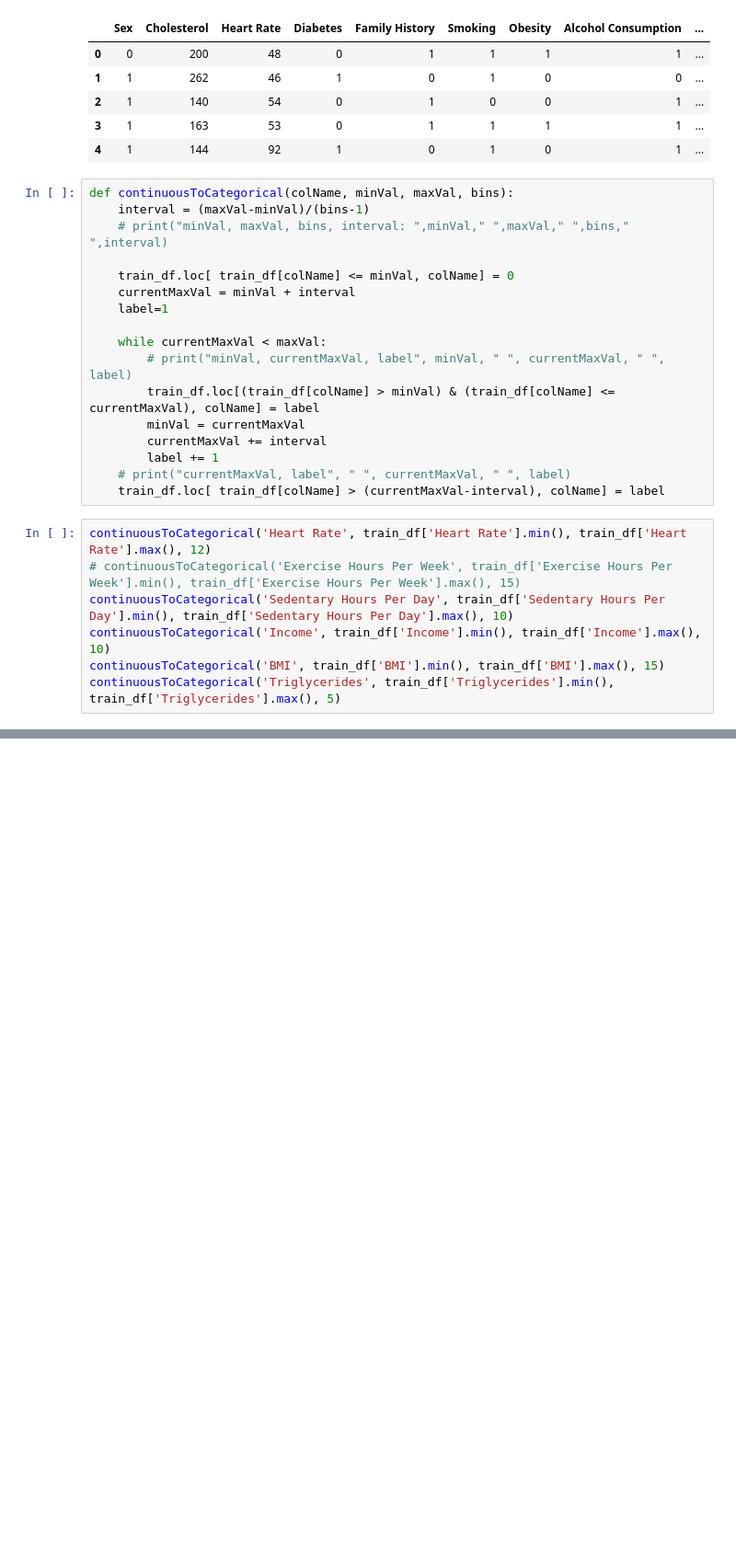
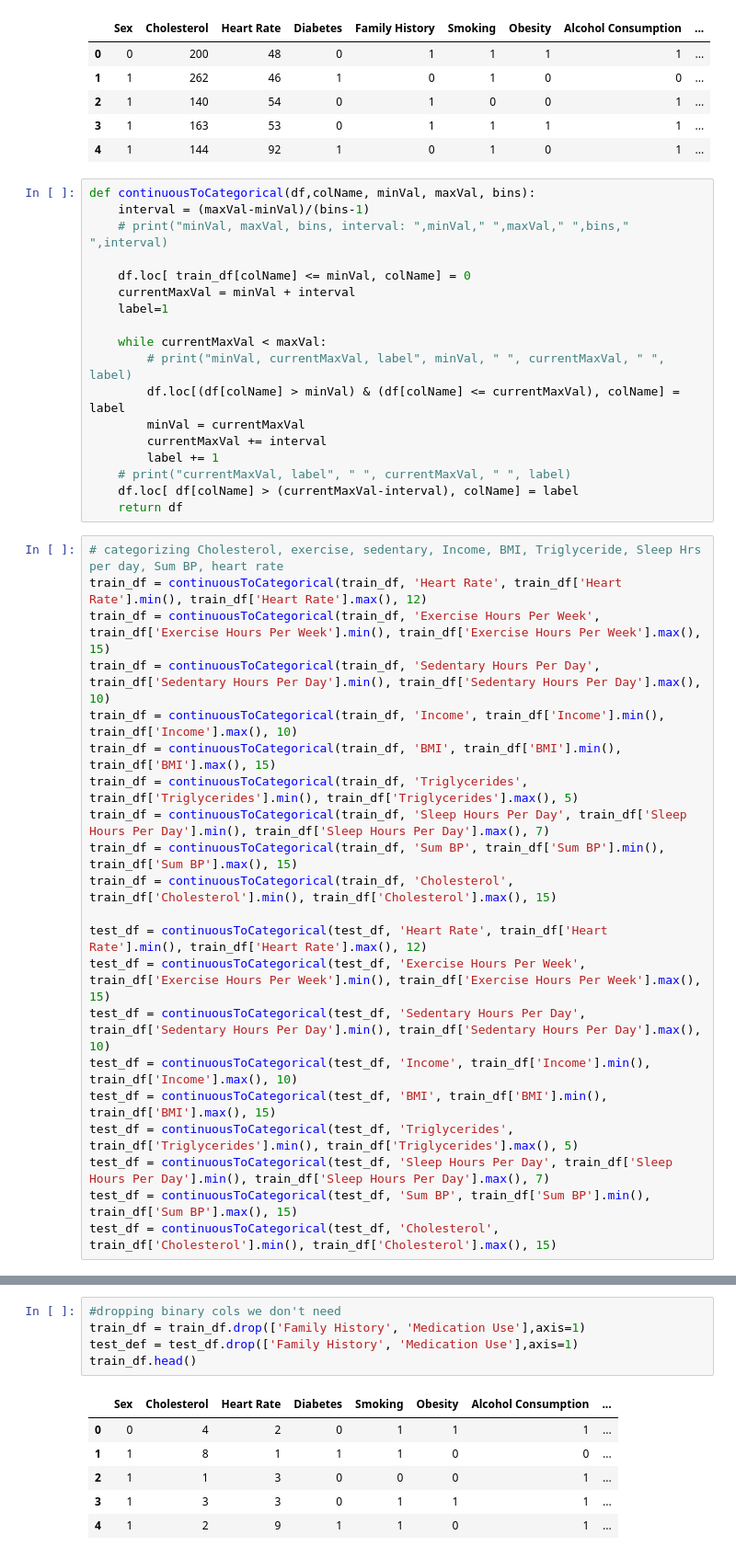
Before and after one commit to GlitchBox/CSE-572-Data-Mining-Project, a Jupyter notebook: baseline.ipynb, the cells around one changed output, grey strips where cells are left out. Shown at 92% size. Cells and saved outputs as stored; diff of their text form; blank space fills up the shorter version.

```diff
--- a/baseline.ipynb
+++ b/baseline.ipynb
@@ -241,26 +241,41 @@ train_df.head()
 | 3 | 1 | 163 | 53 | 0 | 1 | 1 | 1 | 1 | ... |
 | 4 | 1 | 144 | 92 | 1 | 0 | 1 | 0 | 1 | ... |
 # %%
-def continuousToCategorical(colName, minVal, maxVal, bins):
+def continuousToCategorical(df,colName, minVal, maxVal, bins):
     interval = (maxVal-minVal)/(bins-1)
     # print("minVal, maxVal, bins, interval: ",minVal," ",maxVal," ",bins," ",interval)
 
-    train_df.loc[ train_df[colName] <= minVal, colName] = 0
+    df.loc[ train_df[colName] <= minVal, colName] = 0
     currentMaxVal = minVal + interval
     label=1
 
     while currentMaxVal < maxVal:
         # print("minVal, currentMaxVal, label", minVal, " ", currentMaxVal, " ", label)
-        train_df.loc[(train_df[colName] > minVal) & (train_df[colName] <= currentMaxVal), colName] = label
+        df.loc[(df[colName] > minVal) & (df[colName] <= currentMaxVal), colName] = label
         minVal = currentMaxVal
         currentMaxVal += interval
         label += 1
     # print("currentMaxVal, label", " ", currentMaxVal, " ", label)
-    train_df.loc[ train_df[colName] > (currentMaxVal-interval), colName] = label
+    df.loc[ df[colName] > (currentMaxVal-interval), colName] = label
+    return df
 # %%
-continuousToCategorical('Heart Rate', train_df['Heart Rate'].min(), train_df['Heart Rate'].max(), 12)
-# continuousToCategorical('Exercise Hours Per Week', train_df['Exercise Hours Per Week'].min(), train_df['Exercise Hours Per Week'].max(), 15)
-continuousToCategorical('Sedentary Hours Per Day', train_df['Sedentary Hours Per Day'].min(), train_df['Sedentary Hours Per Day'].max(), 10)
-continuousToCategorical('Income', train_df['Income'].min(), train_df['Income'].max(), 10)
-continuousToCategorical('BMI', train_df['BMI'].min(), train_df['BMI'].max(), 15)
-continuousToCategorical('Triglycerides', train_df['Triglycerides'].min(), train_df['Triglycerides'].max(), 5)
+# categorizing Cholesterol, exercise, sedentary, Income, BMI, Triglyceride, Sleep Hrs per day, Sum BP, heart rate
+train_df = continuousToCategorical(train_df, 'Heart Rate', train_df['Heart Rate'].min(), train_df['Heart Rate'].max(), 12)
+train_df = continuousToCategorical(train_df, 'Exercise Hours Per Week', train_df['Exercise Hours Per Week'].min(), train_df['Exercise Hours Per Week'].max(), 15)
+train_df = continuousToCategorical(train_df, 'Sedentary Hours Per Day', train_df['Sedentary Hours Per Day'].min(), train_df['Sedentary Hours Per Day'].max(), 10)
+train_df = continuousToCategorical(train_df, 'Income', train_df['Income'].min(), train_df['Income'].max(), 10)
+train_df = continuousToCategorical(train_df, 'BMI', train_df['BMI'].min(), train_df['BMI'].max(), 15)
+train_df = continuousToCategorical(train_df, 'Triglycerides', train_df['Triglycerides'].min(), train_df['Triglycerides'].max(), 5)
+train_df = continuousToCategorical(train_df, 'Sleep Hours Per Day', train_df['Sleep Hours Per Day'].min(), train_df['Sleep Hours Per Day'].max(), 7)
+train_df = continuousToCategorical(train_df, 'Sum BP', train_df['Sum BP'].min(), train_df['Sum BP'].max(), 15)
+train_df = continuousToCategorical(train_df, 'Cholesterol', train_df['Cholesterol'].min(), train_df['Cholesterol'].max(), 15)
+
+test_df = continuousToCategorical(test_df, 'Heart Rate', train_df['Heart Rate'].min(), train_df['Heart Rate'].max(), 12)
+test_df = continuousToCategorical(test_df, 'Exercise Hours Per Week', train_df['Exercise Hours Per Week'].min(), train_df['Exercise Hours Per Week'].max(), 15)
+test_df = continuousToCategorical(test_df, 'Sedentary Hours Per Day', train_df['Sedentary Hours Per Day'].min(), train_df['Sedentary Hours Per Day'].max(), 10)
+test_df = continuousToCategorical(test_df, 'Income', train_df['Income'].min(), train_df['Income'].max(), 10)
+test_df = continuousToCategorical(test_df, 'BMI', train_df['BMI'].min(), train_df['BMI'].max(), 15)
+test_df = continuousToCategorical(test_df, 'Triglycerides', train_df['Triglycerides'].min(), train_df['Triglycerides'].max(), 5)
+test_df = continuousToCategorical(test_df, 'Sleep Hours Per Day', train_df['Sleep Hours Per Day'].min(), train_df['Sleep Hours Per Day'].max(), 7)
+test_df = continuousToCategorical(test_df, 'Sum BP', train_df['Sum BP'].min(), train_df['Sum BP'].max(), 15)
+test_df = continuousToCategorical(test_df, 'Cholesterol', train_df['Cholesterol'].min(), train_df['Cholesterol'].max(), 15)
@@ -295,0 +284,12 @@ train_df.head(20)
+# %%
+#dropping binary cols we don't need
+train_df = train_df.drop(['Family History', 'Medication Use'],axis=1)
+test_def = test_df.drop(['Family History', 'Medication Use'],axis=1)
+train_df.head()
+# %% [output]
+|  | Sex | Cholesterol | Heart Rate | Diabetes | Smoking | Obesity | Alcohol Consumption | ... |
+| 0 | 0 | 4 | 2 | 0 | 1 | 1 | 1 | ... |
+| 1 | 1 | 8 | 1 | 1 | 1 | 0 | 0 | ... |
+| 2 | 1 | 1 | 3 | 0 | 0 | 0 | 1 | ... |
+| 3 | 1 | 3 | 3 | 0 | 1 | 1 | 1 | ... |
+| 4 | 1 | 2 | 9 | 1 | 1 | 0 | 1 | ... |
```
Also changed, not shown: parts of 13 cells of this notebook.
